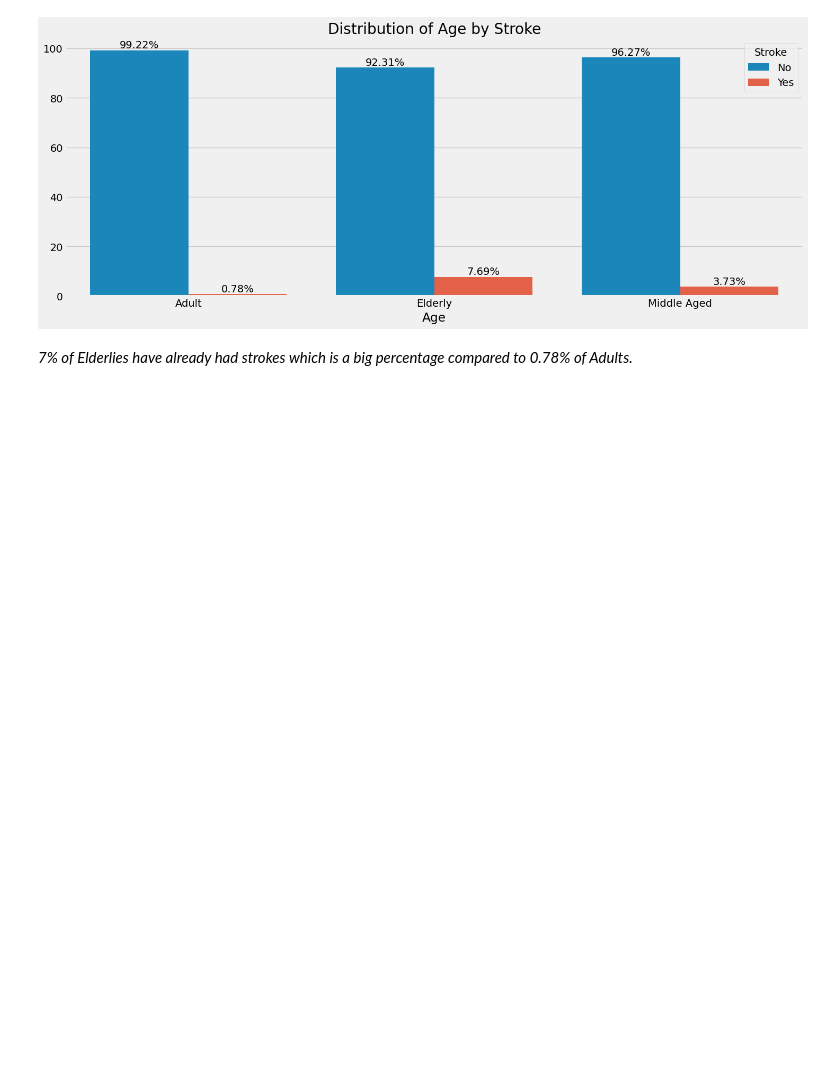
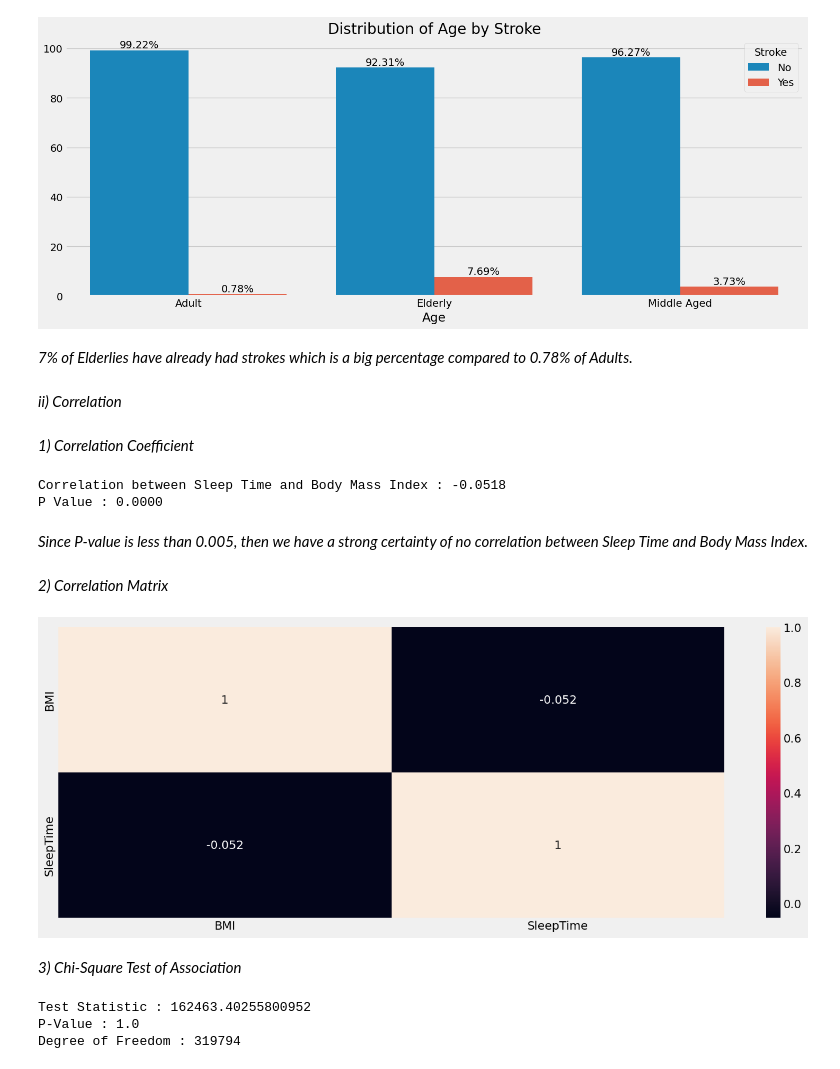
Before and after one commit to adrianjuliusaluoch/Heart_Disease_Classification, a Jupyter notebook: heart_disease_classification.ipynb, the cells around one changed output. Drawn from its saved outputs; the diff is of its cells as text; code cells hidden in the pictures; blank space fills up the shorter version.

```diff
--- a/heart_disease_classification.ipynb
+++ b/heart_disease_classification.ipynb
@@ -472,3 +472,38 @@ plt.show()
 [figure]
 # %% [markdown]
 *7% of Elderlies have already had strokes which is a big percentage compared to 0.78% of Adults.*
+# %% [markdown]
+*ii) Correlation*
+# %% [markdown]
+*1) Correlation Coefficient*
+# %%
+from scipy.stats import pearsonr
+corr,p_value=pearsonr(data['SleepTime'],data['BMI'])
+print(f"Correlation between Sleep Time and Body Mass Index : {corr:,.4f}\nP Value : {p_value:,.4f}")
+# %% [output]
+Correlation between Sleep Time and Body Mass Index : -0.0518
+P Value : 0.0000
+# %% [markdown]
+*Since P-value is less than 0.005, then we have a strong certainty of no correlation between Sleep Time and Body Mass Index.*
+# %% [markdown]
+*2) Correlation Matrix*
+# %%
+plt.figure(figsize=(16,6))
+sns.heatmap(data[['BMI','SleepTime']].corr(),annot=True)
+plt.show()
+# %% [output]
+[figure, added]
+# %% [markdown]
+*3) Chi-Square Test of Association*
+# %%
+from scipy.stats import chi2_contingency,chisquare
+result=chi2_contingency(data[['SleepTime','BMI']],correction=False)
+print(f"""
+Test Statistic : {result.statistic}
+P-Value : {result.pvalue}
+Degree of Freedom : {result.dof}
+""")
+# %% [output]
+Test Statistic : 162463.40255800952
+P-Value : 1.0
+Degree of Freedom : 319794
```
Also changed, not shown: parts of 22 cells of this notebook.
